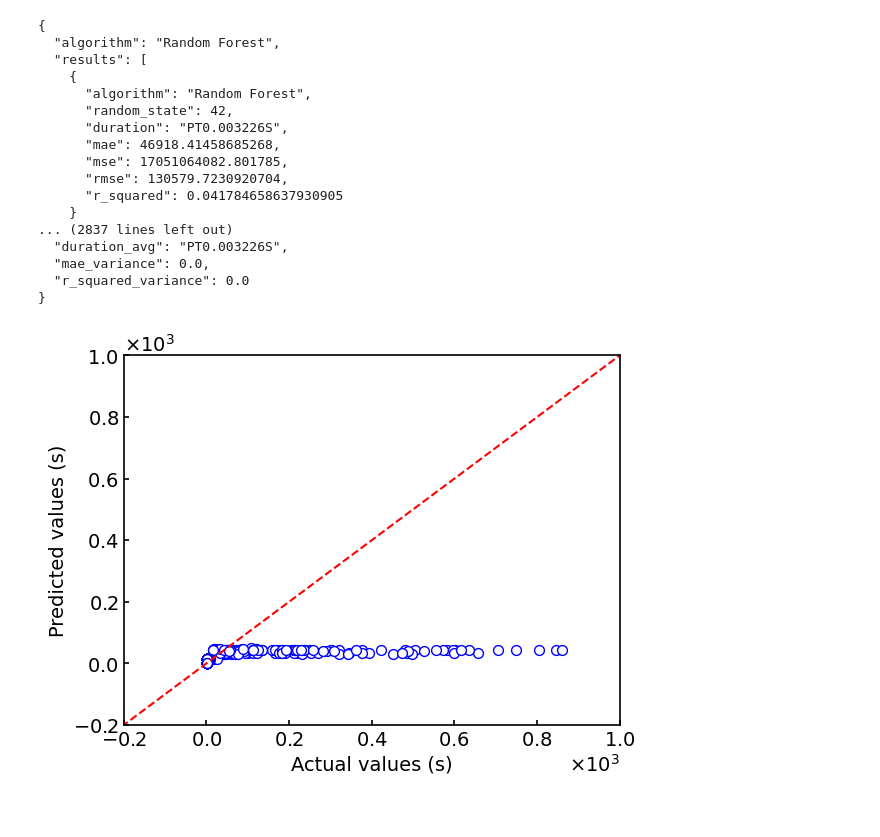
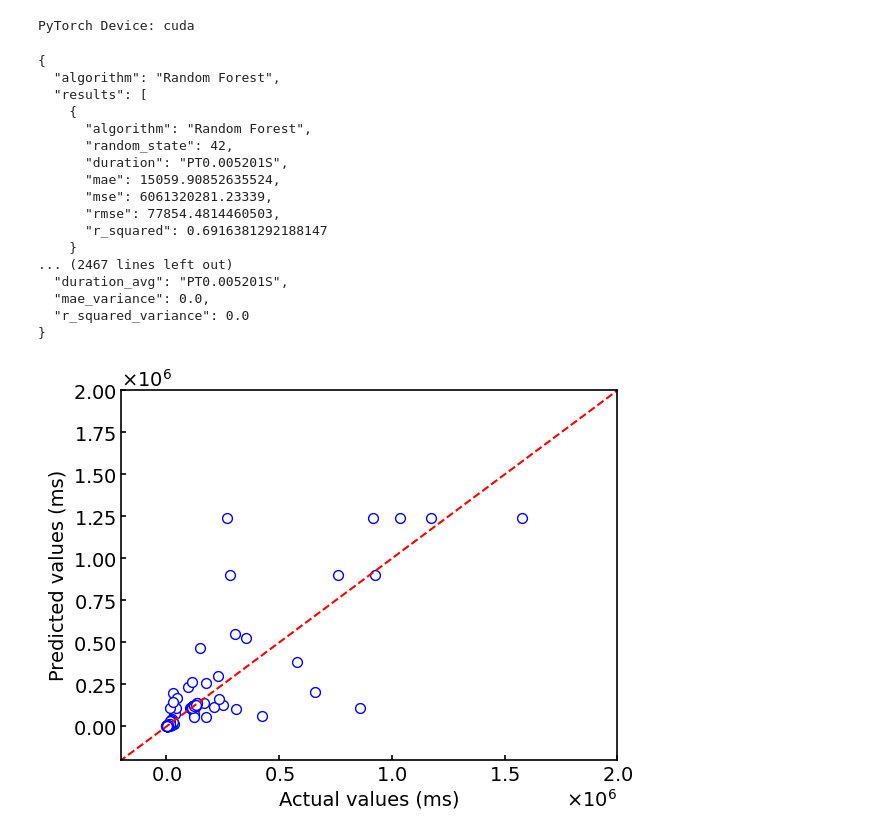
Before and after one commit to ITK13201/ml-dcs, a Jupyter notebook: ml-dcs/notebooks/evaluation_20241209/calculation-time.ipynb, the cells around one changed output. Saved outputs shown, nothing was run; the diff lists cells and outputs as text; code cells hidden in the pictures.

Commit message:
modify: update notebooks with experimental result for IEICE Journal

```diff
--- a/ml-dcs/notebooks/evaluation_20241209/calculation-time.ipynb
+++ b/ml-dcs/notebooks/evaluation_20241209/calculation-time.ipynb
@@ -1,50 +1,53 @@
 # %%
 from ml_dcs.config import config # NOQA
 
-INPUT_DIR = "./tmp/evaluation/20241125-scenario-ArtGallery/output"
-SIMPLE_INPUT_PATH = f"{INPUT_DIR}/simple/calculation-time/20241209-085429/testing-result_RF.json"
-GNN_INPUT_PATH = f"{INPUT_DIR}/gnn/calculation-time/20241209-085628/testing-result.json"
-X_LABEL = "Actual values (s)"
-Y_LABEL = "Predicted values (s)"
-ORDER_OF_MAG = 3
-LIM = (-0.2 * 10**ORDER_OF_MAG, 1 * 10**ORDER_OF_MAG)
+SIMPLE_INPUT_PATH = lambda algorithm: f"tmp/evaluation/20241125-threshold/output/simple/calculation-time/20241209-072128/testing-result_{algorithm}.json"
+GNN_INPUT_PATH_L1 = "tmp/evaluation/20241125-threshold/output/gnn/calculation-time/20241209-072330/testing-result.json"
+GNN_INPUT_PATH_L2 = "tmp/evaluation/20241125-threshold/output/gnn/calculation-time/20241209-073730/testing-result.json"
+GNN_INPUT_PATH_L3 = "tmp/evaluation/20241125-threshold/output/gnn/calculation-time/20241209-074837/testing-result.json"
+X_LABEL = "Actual values (ms)"
+Y_LABEL = "Predicted values (ms)"
+ORDER_OF_MAG = 6
+LIM = (-0.2 * 10**ORDER_OF_MAG, 2 * 10**ORDER_OF_MAG)
+# %% [output]
+PyTorch Device: cuda
 # %%
 from ml_dcs.internal.graph.graph import GraphUtil
 import json
 from ml_dcs.domain.ml_simple import MLSimpleTestingResultSet
 from ml_dcs.domain.graph import Graph, PredictionAccuracyGraphData
 
-with open(SIMPLE_INPUT_PATH, "r") as f:
+with open(SIMPLE_INPUT_PATH("RF"), "r") as f:
     data_dict = json.load(f)
 data_model = MLSimpleTestingResultSet(**data_dict)
 print(data_model.model_dump_json(indent=2, by_alias=True))
-data = PredictionAccuracyGraphData.from_ml_simple_class_div1000(data_model)
+data = PredictionAccuracyGraphData.from_ml_simple_class(data_model)
 graph = Graph(
     data=data,
     x_label=X_LABEL,
     y_label=Y_LABEL,
     x_lim=LIM,
     y_lim=LIM,
     order_of_mag=ORDER_OF_MAG
 )
 util = GraphUtil(graph)
 util.show()
 # %% [output]
 {
   "algorithm": "Random Forest",
   "results": [
     {
       "algorithm": "Random Forest",
       "random_state": 42,
-      "duration": "PT0.003226S",
-      "mae": 46918.41458685268,
-      "mse": 17051064082.801785,
-      "rmse": 130579.7230920704,
-      "r_squared": 0.041784658637930905
+      "duration": "PT0.005201S",
+      "mae": 15059.90852635524,
+      "mse": 6061320281.23339,
+      "rmse": 77854.4814460503,
+      "r_squared": 0.6916381292188147
     }
-... (2837 lines left out)
-  "duration_avg": "PT0.003226S",
+... (2467 lines left out)
+  "duration_avg": "PT0.005201S",
   "mae_variance": 0.0,
   "r_squared_variance": 0.0
 }
-[figure, old version]
+[figure, new version]
```
Also changed, not shown: parts of 6 cells of this notebook, 11 other files.
